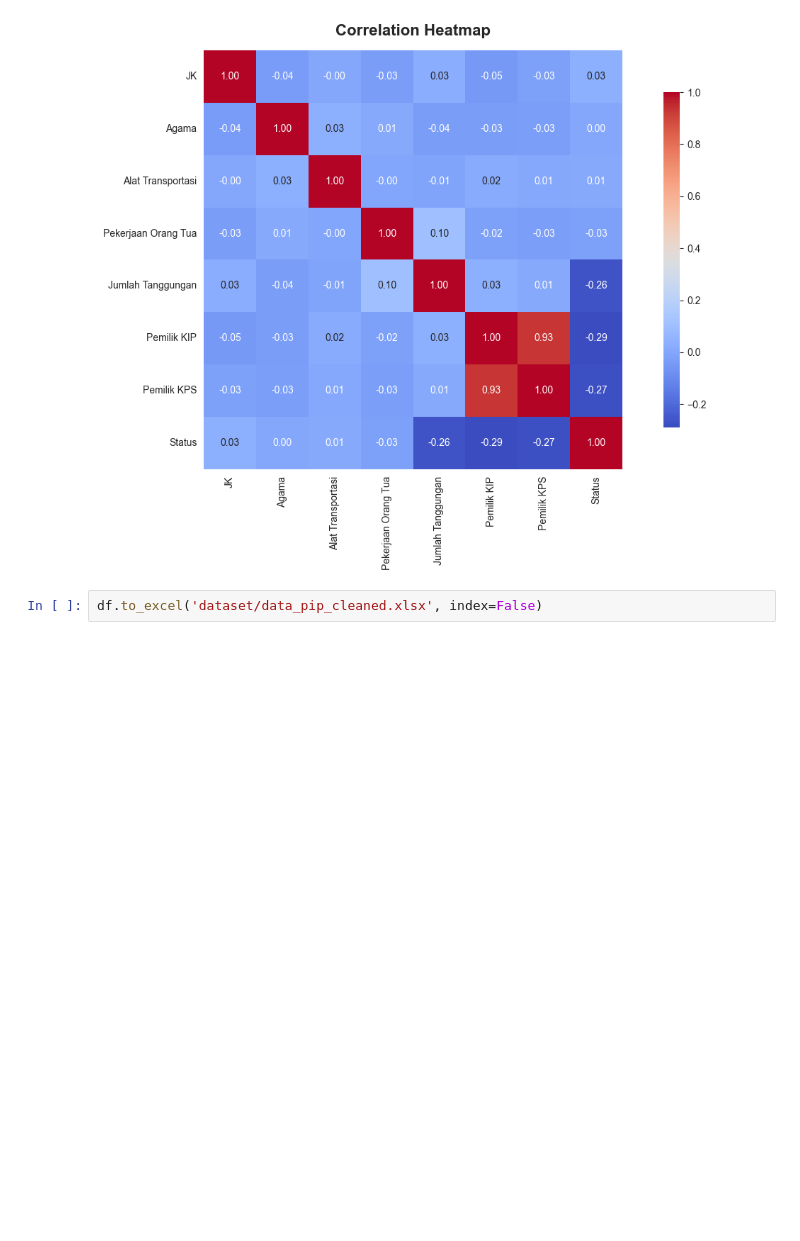
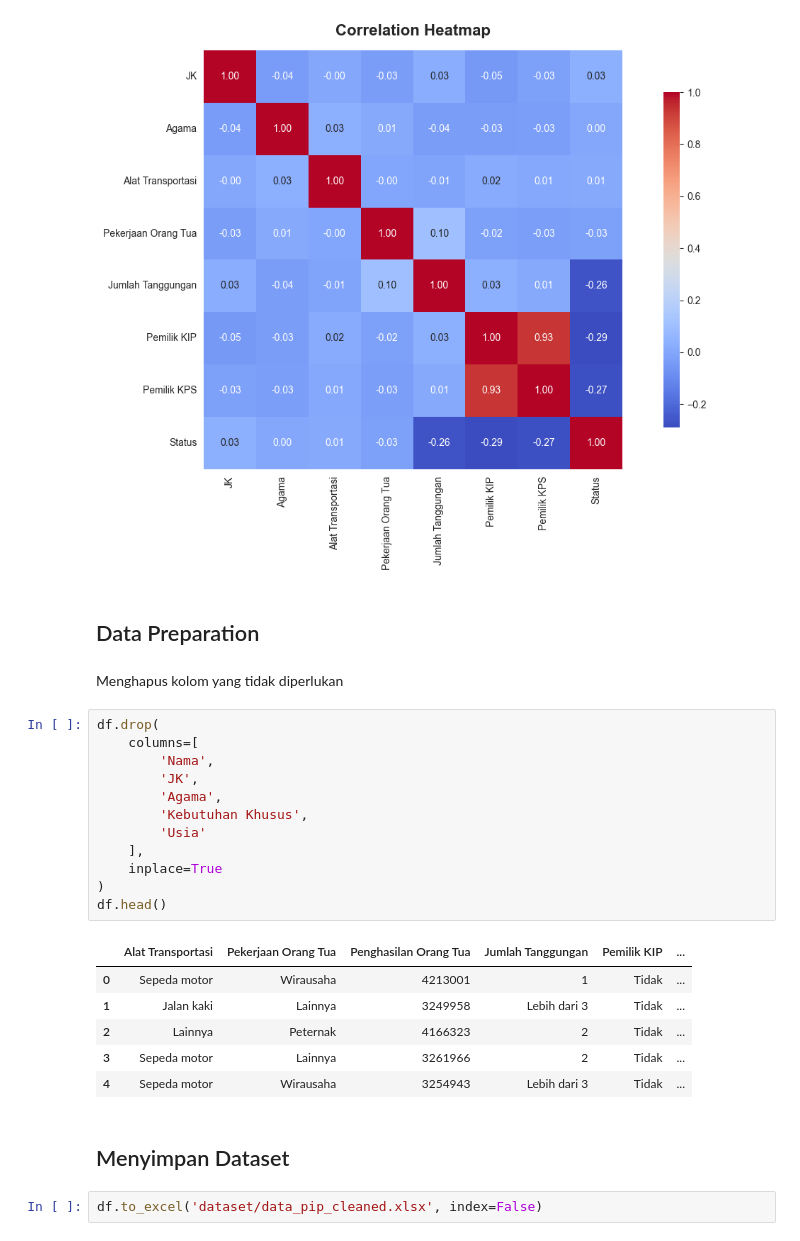
Before and after one commit to Tagenshin/capstone_spk_pip, a Jupyter notebook: ml/cleaning.ipynb, the cells around one changed output. Cells and saved outputs as stored; diff of their text form; blank space fills up the shorter version.

```diff
--- a/ml/cleaning.ipynb
+++ b/ml/cleaning.ipynb
@@ -171,5 +171,30 @@ plt.tight_layout()
 plt.show()
 # %% [output]
 [figure]
+# %% [markdown]
+## Data Preparation
+# %% [markdown]
+Menghapus kolom yang tidak diperlukan
+# %%
+df.drop(
+    columns=[
+        'Nama',
+        'JK',
+        'Agama',
+        'Kebutuhan Khusus',
+        'Usia'
+    ],
+    inplace=True
+)
+df.head()
+# %% [output]
+|  | Alat Transportasi | Pekerjaan Orang Tua | Penghasilan Orang Tua | Jumlah Tanggungan | Pemilik KIP | ... |
+| 0 | Sepeda motor | Wirausaha | 4213001 | 1 | Tidak | ... |
+| 1 | Jalan kaki | Lainnya | 3249958 | Lebih dari 3 | Tidak | ... |
+| 2 | Lainnya | Peternak | 4166323 | 2 | Tidak | ... |
+| 3 | Sepeda motor | Lainnya | 3261966 | 2 | Tidak | ... |
+| 4 | Sepeda motor | Wirausaha | 3254943 | Lebih dari 3 | Tidak | ... |
+# %% [markdown]
+## Menyimpan Dataset
 # %%
 df.to_excel('dataset/data_pip_cleaned.xlsx', index=False)
```
Also changed, not shown: 9 other files.
